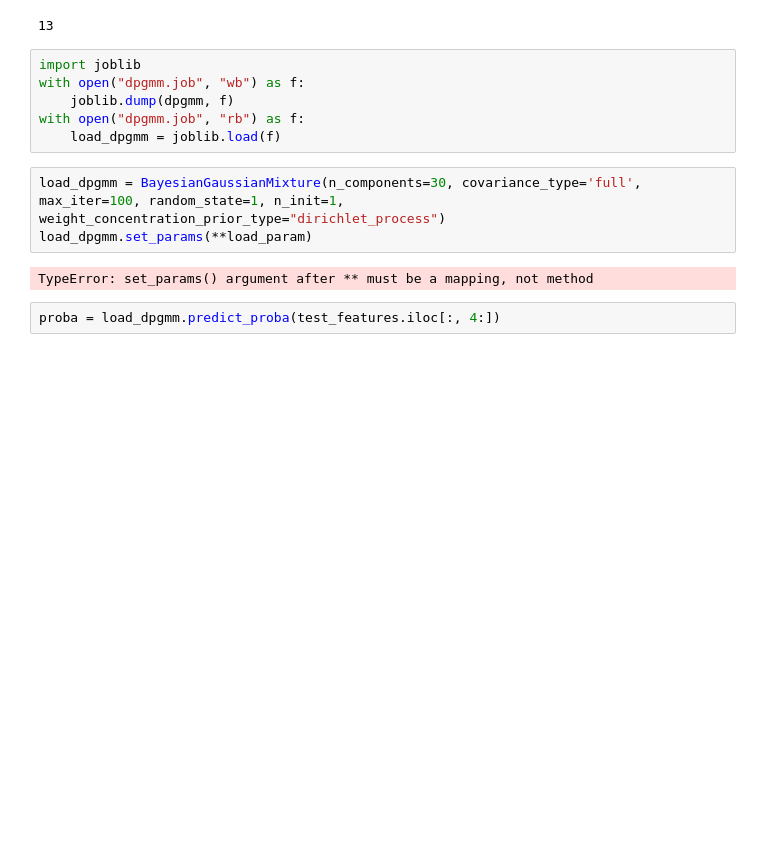
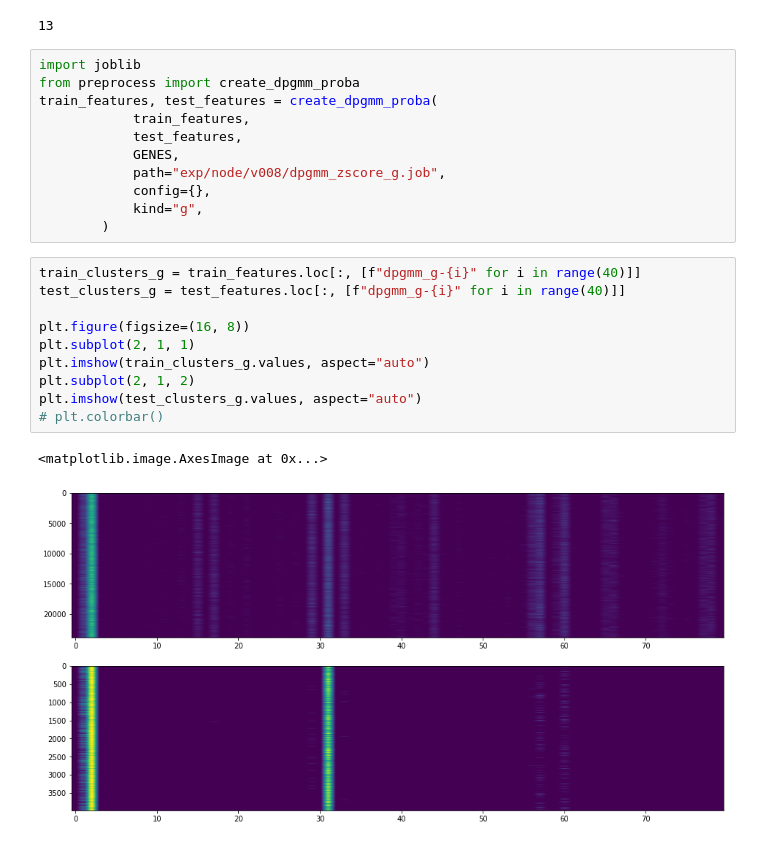
Before and after one commit to ibkuroyagi/Mechanisms-of-Action-Prediction, a Jupyter notebook: working/EDA.ipynb, the cells around one changed output. Cells and saved outputs as stored; diff of their text form; blank space fills up the shorter version.

Commit message:
fix preprocess

```diff
--- a/working/EDA.ipynb
+++ b/working/EDA.ipynb
@@ -86,16 +86,27 @@ plt.plot(range(30), dpgmm.weights_)
 sum(dpgmm.weights_ > 0.02)
 # %% [output]
 13
-# %%
-import joblib
-with open("dpgmm.job", "wb") as f:
-    joblib.dump(dpgmm, f)
-with open("dpgmm.job", "rb") as f:
-    load_dpgmm = joblib.load(f)
-# %%
-load_dpgmm = BayesianGaussianMixture(n_components=30, covariance_type='full', max_iter=100, random_state=1, n_init=1, weight_concentration_prior_type="dirichlet_process")
-load_dpgmm.set_params(**load_param)
-# %% [output]
-TypeError: set_params() argument after ** must be a mapping, not method
-# %%
-proba = load_dpgmm.predict_proba(test_features.iloc[:, 4:])
+# %%
+import joblib
+from preprocess import create_dpgmm_proba
+train_features, test_features = create_dpgmm_proba(
+            train_features,
+            test_features,
+            GENES,
+            path="exp/node/v008/dpgmm_zscore_g.job",
+            config={},
+            kind="g",
+        )
+# %%
+train_clusters_g = train_features.loc[:, [f"dpgmm_g-{i}" for i in range(40)]]
+test_clusters_g = test_features.loc[:, [f"dpgmm_g-{i}" for i in range(40)]]
+
+plt.figure(figsize=(16, 8))
+plt.subplot(2, 1, 1)
+plt.imshow(train_clusters_g.values, aspect="auto")
+plt.subplot(2, 1, 2)
+plt.imshow(test_clusters_g.values, aspect="auto")
+# plt.colorbar()
+# %% [output]
+<matplotlib.image.AxesImage at 0x...>
+[figure, added]
```
Also changed, not shown: parts of 5 cells of this notebook, 7 other files.
